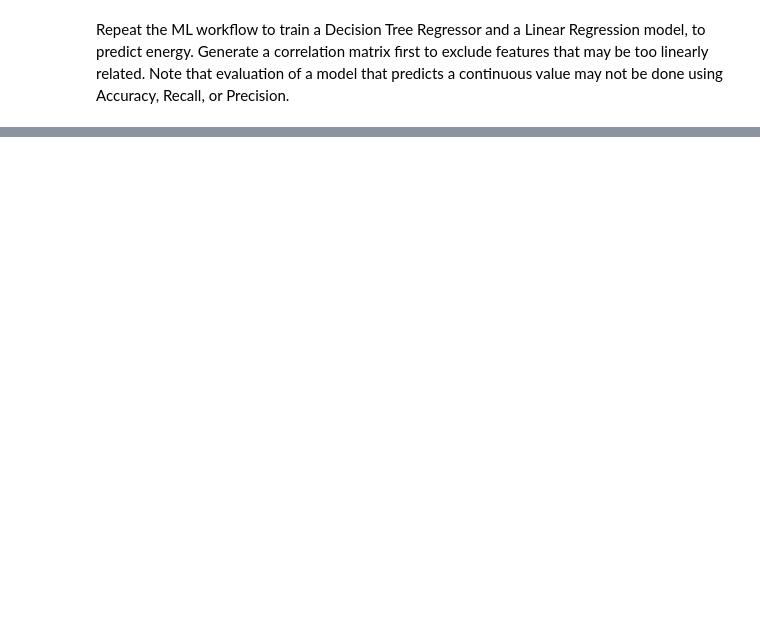
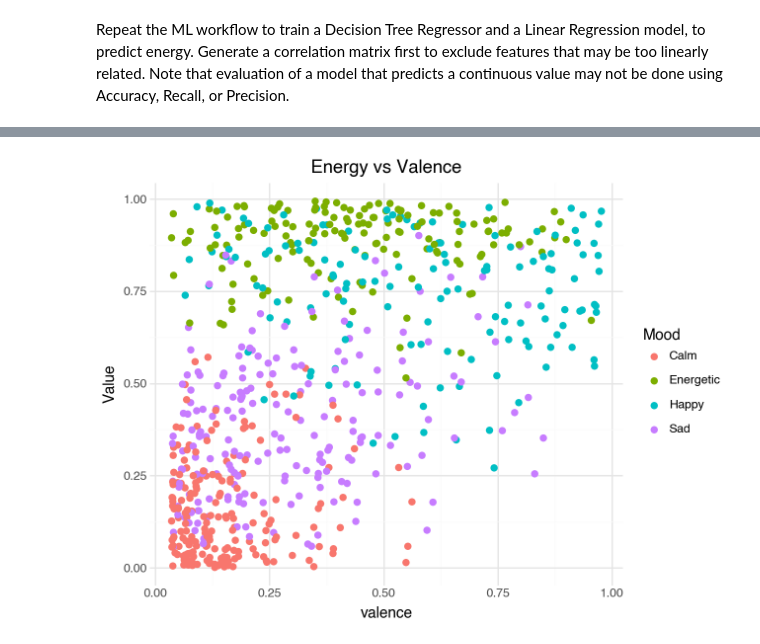
Before and after one commit to rhamzaali/CPSC393-MachineLearning, a Jupyter notebook: class_labs/01_DataScience_Review.ipynb, the cells around one changed output, grey strips where cells are left out. Saved outputs shown, nothing was run; the diff lists cells and outputs as text; code cells hidden in the pictures; blank space fills up the shorter version.

```diff
--- a/class_labs/01_DataScience_Review.ipynb
+++ b/class_labs/01_DataScience_Review.ipynb
@@ -154,0 +320,4 @@ def generate_matrix(corr_matrix):
+# %%
+# 1. Load Data
+df = pd.read_csv("https://raw.githubusercontent.com/cristobalvch/Spotify-Machine-Learning/refs/heads/master/data/data_moods.csv")
+df.head()
@@ -154,0 +331,9 @@ def generate_matrix(corr_matrix):
+# %%
+(
+    ggplot(df)
+    + geom_point(aes(x='valence',y='energy', color='mood'), size=2)
+    + labs(title='Energy vs Valence', y='Value', color='Mood')
+    + theme_minimal()
+)
+# %% [output]
+[figure, added]
```
Also changed, not shown: parts of 30 cells of this notebook.
